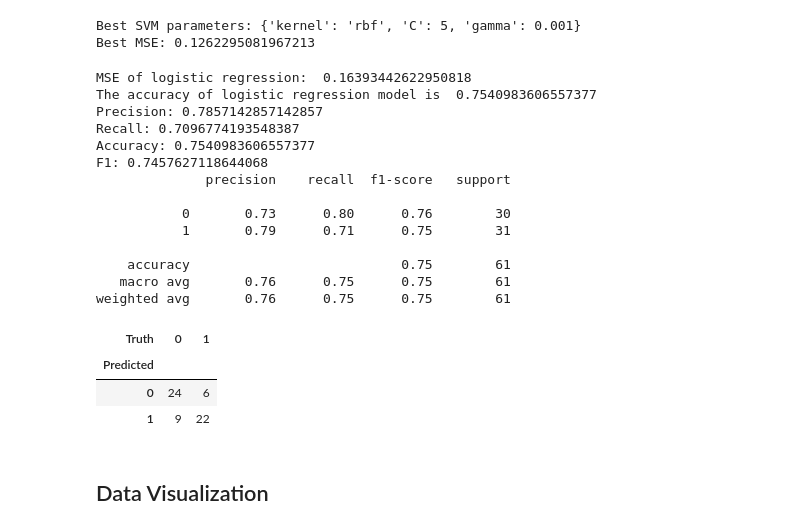
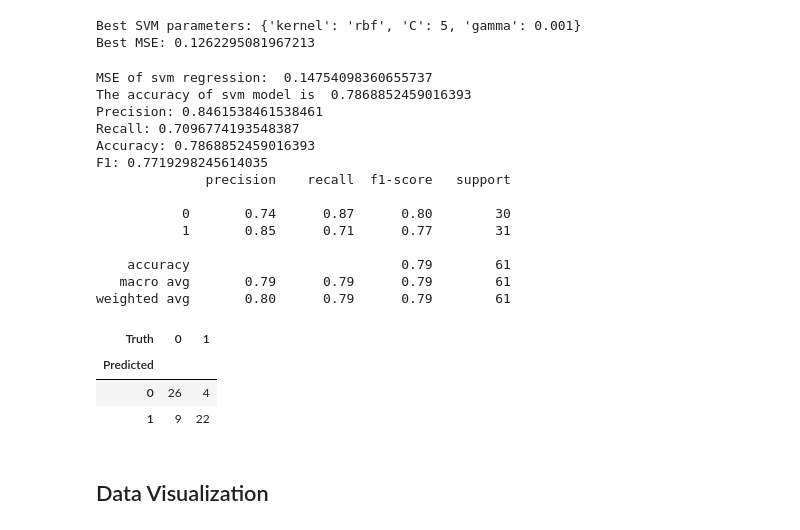
Before and after one commit to soumya-khanna/Wildfire-Prediction-Model, a Jupyter notebook: model.ipynb, the cells around one changed output. Saved outputs shown, nothing was run; the diff lists cells and outputs as text; code cells hidden in the pictures.

```diff
--- a/model.ipynb
+++ b/model.ipynb
@@ -761,47 +761,47 @@ Best MSE: 0.1262295081967213
 scaler = StandardScaler()
 target_var = 'Y-Value'
 X = num_stats_df.drop(columns=['Y-Value', 'Fire Name', 'Condition'])
 y = num_stats_df[target_var]
 X_train, X_test, y_train, y_test = train_test_split(X, y, test_size=0.2, shuffle=True, random_state=101)
 X_train_scaled = scaler.fit_transform(X_train)
 X_test_scaled = scaler.transform(X_test)
 
 # Fit the model
-model_svm = SVC(kernel='rbf', C=best_params['C'], gamma=best_params['gamma'])
+model_svm = SVC(kernel='rbf', C=best_params['C'], gamma=best_params['gamma'], probability=True)
 model_svm.fit(X_train, y_train)
 predict_svm = model_svm.predict(X_test)
 
 mse = metrics.mean_squared_error(prediction, y_test)
-print('MSE of logistic regression: ', mse)
+print('MSE of svm regression: ', mse)
 
 # Calculate accuracy
 acc = metrics.accuracy_score(y_test, predict_svm)
-print('The accuracy of logistic regression model is ', acc)
+print('The accuracy of svm model is ', acc)
 
 print('Precision:', metrics.precision_score(y_test, predict_svm))
 print('Recall:', metrics.recall_score(y_test, predict_svm))
 print('Accuracy:', metrics.accuracy_score(y_test, predict_svm))
 print('F1:', metrics.f1_score(y_test, predict_svm))
 print(metrics.classification_report(y_test, predict_svm))
 confusion_table(y_test, predict_svm)
 # %% [output]
-MSE of logistic regression:  0.16393442622950818
-The accuracy of logistic regression model is  0.7540983606557377
-Precision: 0.7857142857142857
+MSE of svm regression:  0.14754098360655737
+The accuracy of svm model is  0.7868852459016393
+Precision: 0.8461538461538461
 Recall: 0.7096774193548387
-Accuracy: 0.7540983606557377
-F1: 0.7457627118644068
+Accuracy: 0.7868852459016393
+F1: 0.7719298245614035
               precision    recall  f1-score   support
 
-           0       0.73      0.80      0.76        30
-           1       0.79      0.71      0.75        31
+           0       0.74      0.87      0.80        30
+           1       0.85      0.71      0.77        31
 
-    accuracy                           0.75        61
-   macro avg       0.76      0.75      0.75        61
-weighted avg       0.76      0.75      0.75        61
+    accuracy                           0.79        61
+   macro avg       0.79      0.79      0.79        61
+weighted avg       0.80      0.79      0.79        61
 | Truth | 0 | 1 |
 | Predicted |  |  |
-| 0 | 24 | 6 |
+| 0 | 26 | 4 |
 | 1 | 9 | 22 |
 # %% [markdown]
 ## Data Visualization
```
Also changed, not shown: parts of 3 cells of this notebook.
